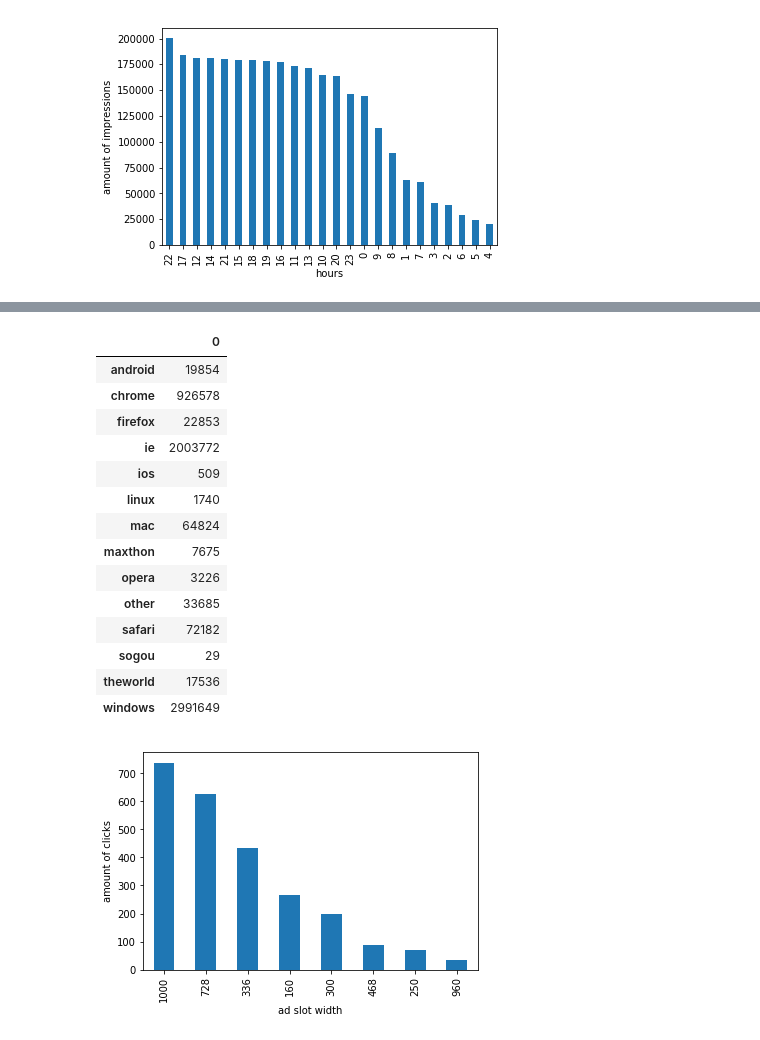
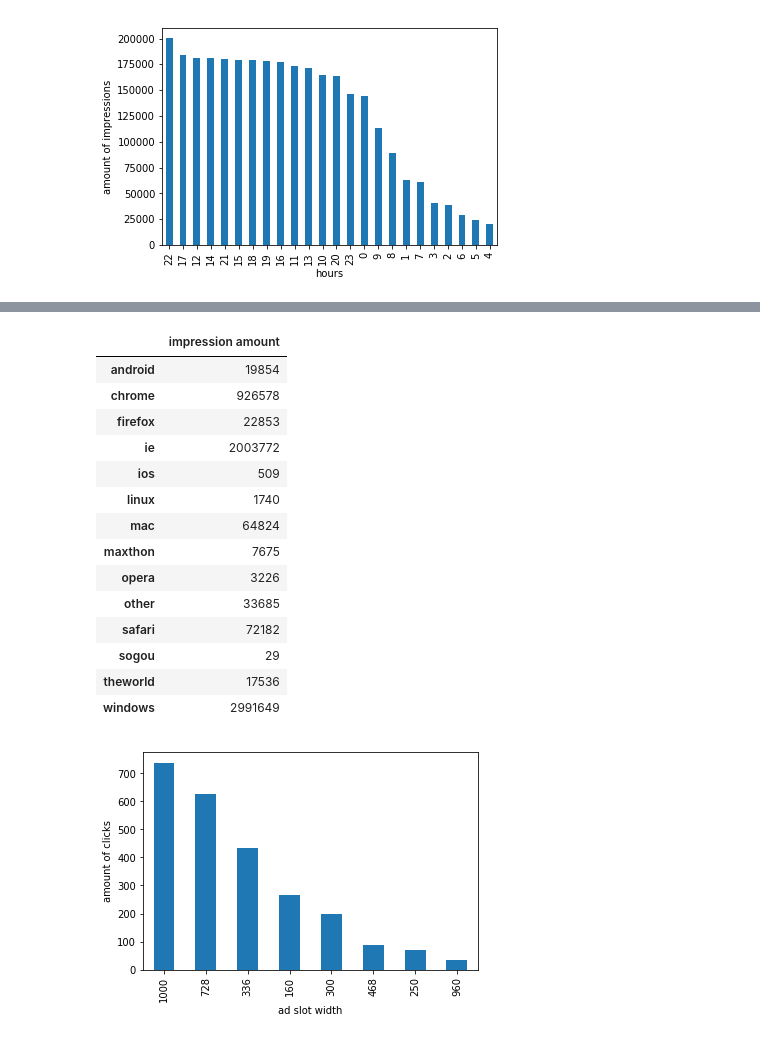
Before and after one commit to aynetdia/Budget_Constrained_Bidding, a Jupyter notebook: Tutorial.ipynb, the cells around one changed output, grey strips where cells are left out. Cells and saved outputs as stored; diff of their text form; code cells hidden in the pictures.

```diff
--- a/Tutorial.ipynb
+++ b/Tutorial.ipynb
@@ -331,9 +335,9 @@ pd.DataFrame(useragent.sum())
 dum_useragent = split_dummy(df_bid_train["useragent"], '_')
 # %%
 ## plot each level of useragent by browser type and system type
-pd.DataFrame(dum_useragent.sum())
+pd.DataFrame(dum_useragent.sum(),columns=['impression amount'])
 # %% [output]
-|  | 0 |
+|  | impression amount |
 | android | 19854 |
 | chrome | 926578 |
 | firefox | 22853 |
```
Also changed, not shown: parts of 39 cells of this notebook.
